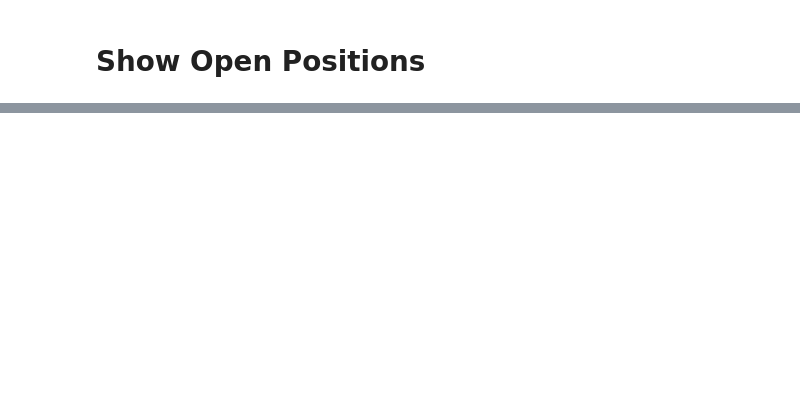
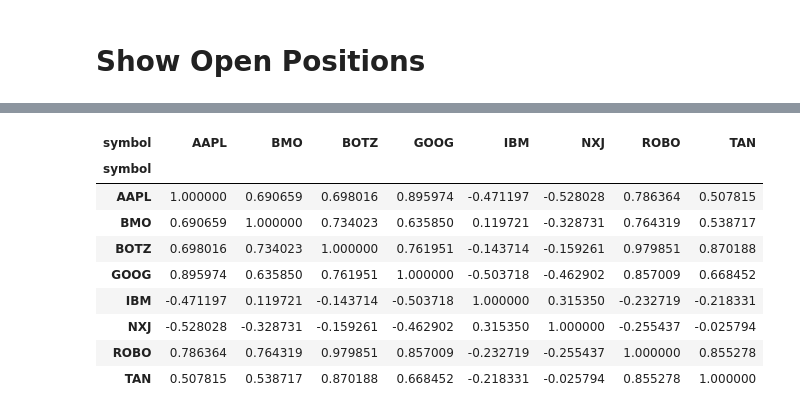
Before and after one commit to kz-qp/data-client, a Jupyter notebook: research.ipynb, the cells around one changed output, grey strips where cells are left out. Cells and saved outputs as stored; diff of their text form; code cells hidden in the pictures; blank space fills up the shorter version.

```diff
--- a/research.ipynb
+++ b/research.ipynb
@@ -138,0 +160,13 @@ Name: total_returns, dtype: object
+# %%
+price_corr
+# %% [output]
+| symbol | AAPL | BMO | BOTZ | GOOG | IBM | NXJ | ROBO | TAN |
+| symbol |  |  |  |  |  |  |  |  |
+| AAPL | 1.000000 | 0.690659 | 0.698016 | 0.895974 | -0.471197 | -0.528028 | 0.786364 | 0.507815 |
+| BMO | 0.690659 | 1.000000 | 0.734023 | 0.635850 | 0.119721 | -0.328731 | 0.764319 | 0.538717 |
+| BOTZ | 0.698016 | 0.734023 | 1.000000 | 0.761951 | -0.143714 | -0.159261 | 0.979851 | 0.870188 |
+| GOOG | 0.895974 | 0.635850 | 0.761951 | 1.000000 | -0.503718 | -0.462902 | 0.857009 | 0.668452 |
+| IBM | -0.471197 | 0.119721 | -0.143714 | -0.503718 | 1.000000 | 0.315350 | -0.232719 | -0.218331 |
+| NXJ | -0.528028 | -0.328731 | -0.159261 | -0.462902 | 0.315350 | 1.000000 | -0.255437 | -0.025794 |
+| ROBO | 0.786364 | 0.764319 | 0.979851 | 0.857009 | -0.232719 | -0.255437 | 1.000000 | 0.855278 |
+| TAN | 0.507815 | 0.538717 | 0.870188 | 0.668452 | -0.218331 | -0.025794 | 0.855278 | 1.000000 |
```
Also changed, not shown: parts of 22 cells of this notebook, 1 other file.
